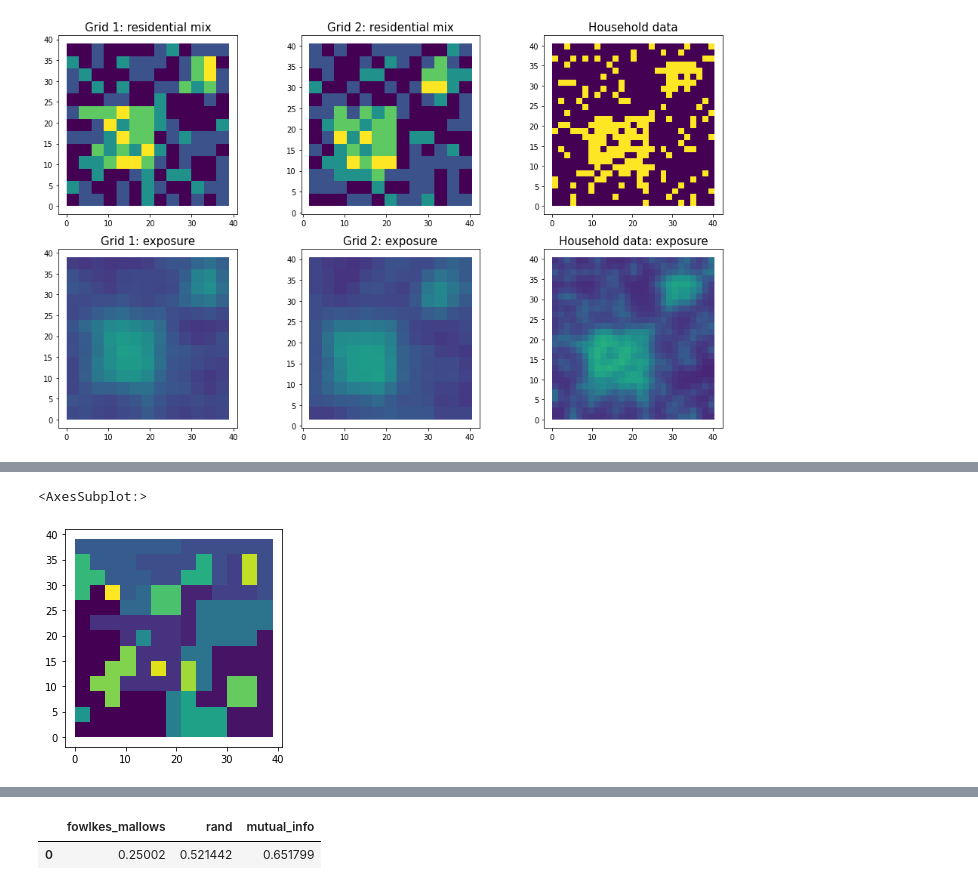
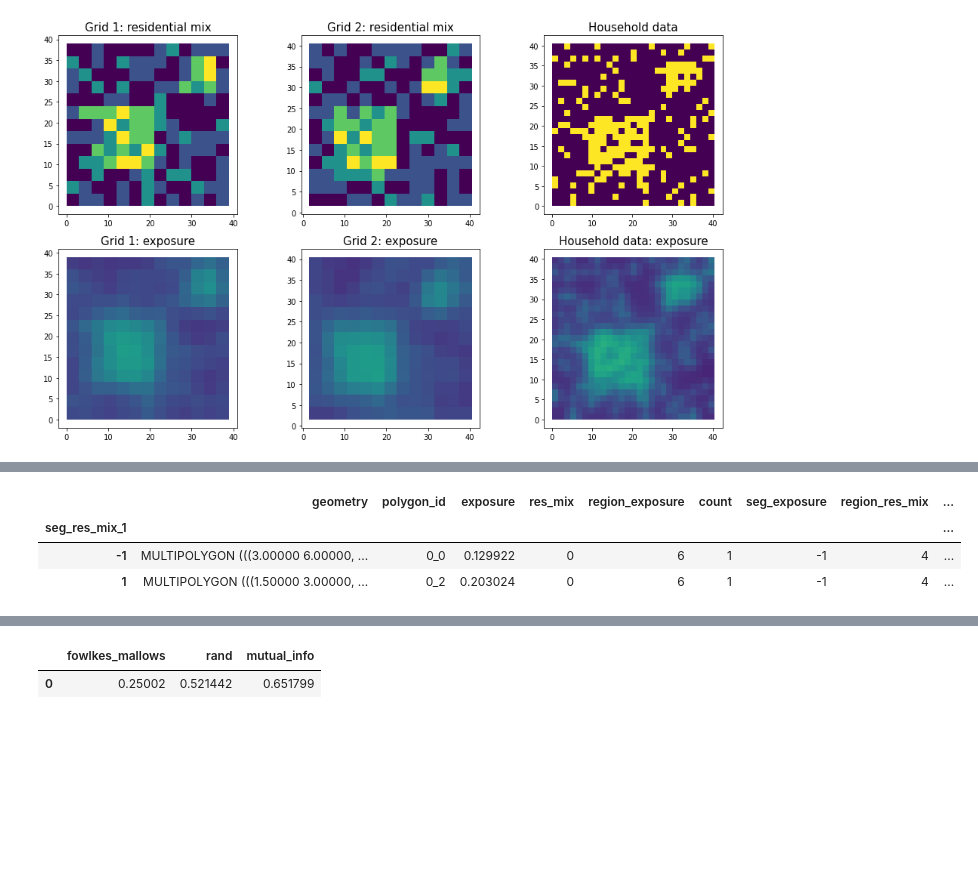
Before and after one commit to spierenbu/res_seg_NTH, a Jupyter notebook: testing_for_MAUP.ipynb, the cells around one changed output, grey strips where cells are left out. Saved outputs shown, nothing was run; the diff lists cells and outputs as text; code cells hidden in the pictures; blank space fills up the shorter version.

```diff
--- a/testing_for_MAUP.ipynb
+++ b/testing_for_MAUP.ipynb
@@ -250,5 +296,7 @@ region_res_mix_1['seg'] = region_res_mix_1['seg'].mask(region_res_mix_1['res_mix
 # %%
-region_res_mix_1.plot('region_res_mix_1')
+region_res_mix_1
 # %% [output]
-<AxesSubplot:>
-[figure, removed]
+|  | geometry | polygon_id | exposure | res_mix | region_exposure | count | seg_exposure | region_res_mix | ... |
+| seg_res_mix_1 |  |  |  |  |  |  |  |  | ... |
+| -1 | MULTIPOLYGON (((3.00000 6.00000, ... | 0_0 | 0.129922 | 0 | 6 | 1 | -1 | 4 | ... |
+| 1 | MULTIPOLYGON (((1.50000 3.00000, ... | 0_2 | 0.203024 | 0 | 6 | 1 | -1 | 4 | ... |
```
Also changed, not shown: parts of 11 cells of this notebook.
